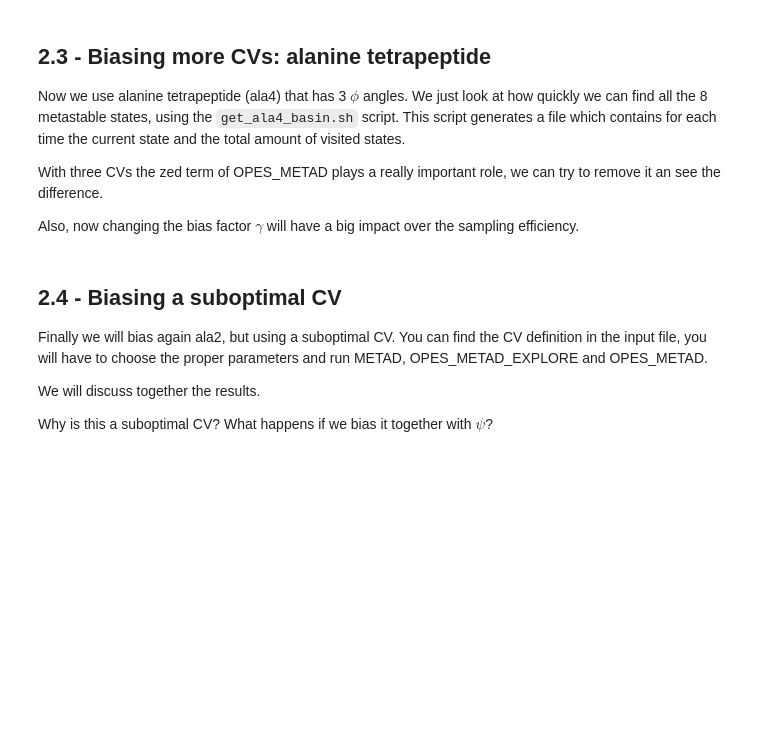
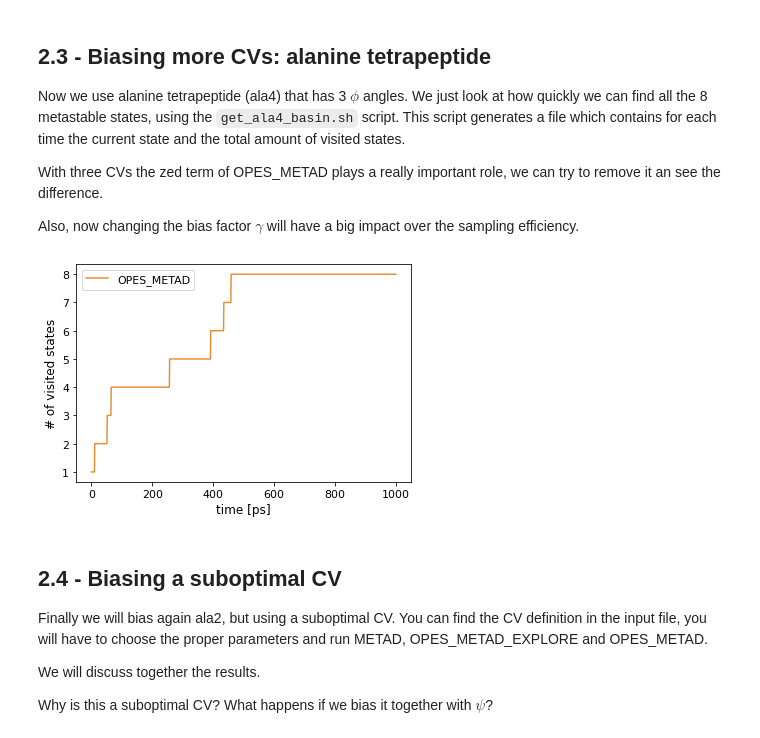
Before and after one commit to invemichele/masterclass-22-03, a Jupyter notebook: notebooks/2-opes_metad.ipynb, the cells around one changed output. Cells and saved outputs as stored; diff of their text form; code cells hidden in the pictures; blank space fills up the shorter version.

```diff
--- a/notebooks/2-opes_metad.ipynb
+++ b/notebooks/2-opes_metad.ipynb
@@ -401,6 +421,16 @@ With three CVs the zed term of OPES_METAD plays a really important role, we can
 Also, now changing the bias factor $\gamma$ will have a big impact over the sampling efficiency.
 # %%
 folder_ = root_path + '2-opes_metad/ala4-%s/'
+# %%
+for method in methods[:1]:
+    basins = plumed.read_as_pandas(folder_%'opes'+'BASINS')
+    plt.plot(basins['time'], basins['tot_visited'], color=colors[method], label=labels[method])
+    plt.xlabel('time [ps]')
+    plt.ylabel('# of visited states')
+    plt.legend()
+    plt.show()
+# %% [output]
+[figure, added]
 # %% [markdown]
 ## 2.4 - Biasing a suboptimal CV
 
```
Also changed, not shown: parts of 14 cells of this notebook, 8 other files.
